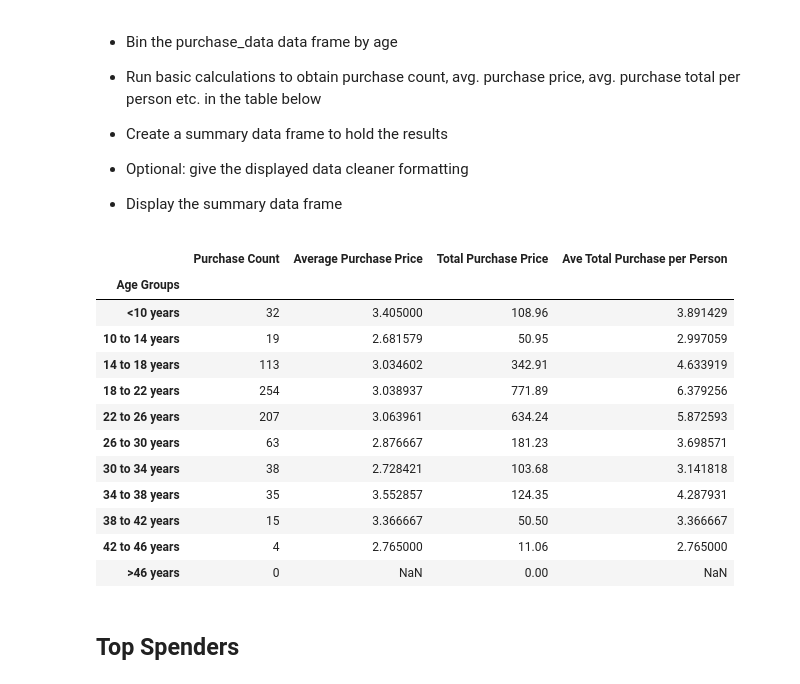
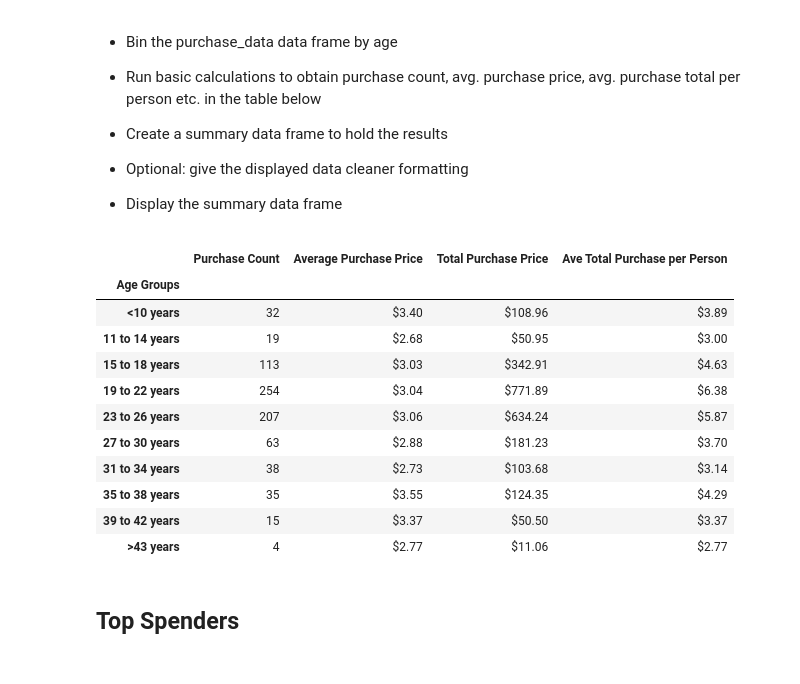
Before and after one commit to mmarange/pandas-challenge, a Jupyter notebook: 02-Case-Assignment/HeroesOfPymoli/HeroesOfPymoli_starter_submitted.ipynb, the cells around one changed output. Cells and saved outputs as stored; diff of their text form; code cells hidden in the pictures.

```diff
--- a/02-Case-Assignment/HeroesOfPymoli/HeroesOfPymoli_starter_submitted.ipynb
+++ b/02-Case-Assignment/HeroesOfPymoli/HeroesOfPymoli_starter_submitted.ipynb
@@ -195,20 +190,20 @@ purchasing_analysis
 * Display Age Demographics Table
 # %%
 # Find group range and create age groups
-# SPORT OUT FORMATTING, AND BIN BOUNDARIES
+
 x = purchase_data["Age"].min()
 y = purchase_data["Age"].max()
 #print(x, y)
 
-z = range(6,51, 4)
+z = range(6,47, 4)
 
 bins = [bins for bins in z]
-#print(bins)
-labels =['<10 years', '10 to 14 years', '14 to 18 years', '18 to 22 years', '22 to 26 years',\
-        '26 to 30 years', '30 to 34 years', '34 to 38 years', '38 to 42 years', '42 to 46 years', '>46 years']
+print(bins)
+labels =['<10 years', '11 to 14 years', '15 to 18 years', '19 to 22 years', '23 to 26 years',\
+        '27 to 30 years', '31 to 34 years', '35 to 38 years', '39 to 42 years', '>43 years']
 
 pd.cut(purchase_data["Age"], bins, labels=labels).head()
-purchase_data["Age Groups"] = pd.cut(purchase_data["Age"], bins, labels=labels)
+purchase_data["Age Groups"] = pd.cut(purchase_data["Age"], bins, labels=labels, right=True)
 
 age_group = purchase_data.groupby("Age Groups")
 age_count = age_group["Age Groups"].count()
@@ -216,5 +211,6 @@ age_percent = age_count/total_players * 100
 age_analysis = pd.DataFrame({"Total Count":age_count, "Percentage of Players": age_percent})
 print(age_group)
 #age_percent
+age_analysis["Percentage of Players"] = age_analysis["Percentage of Players"].map("{:,.2f}%".format)
 age_analysis
 # %% [output]
@@ -252,27 +247,26 @@ age_analysis
 # %%
 #purchase count, avg. purchase price, avg. purchase total per person
 age_purchase_value = age_group["Price"].sum()
 age_unique = age_group["Price"].nunique()
 age_purchase_mean = age_group["Price"].mean()
 age_purchase_mean_pp = age_purchase_value / age_unique
 
-age_purchase_analysis = pd.DataFrame({"Purchase Count": age_count, "Average Purchase Price": age_purchase_mean, "Total Purchase Price": age_purchase_value, "Ave Total Purchase per Person":age_purchase_mean_pp})
+age_purchase_analysis = pd.DataFrame({"Purchase Count": age_count, "Average Purchase Price": age_purchase_mean.map("${:,.2f}".format), "Total Purchase Price": age_purchase_value.map("${:,.2f}".format), "Ave Total Purchase per Person":age_purchase_mean_pp.map("${:,.2f}".format)})
 
 age_purchase_analysis
 # %% [output]
 |  | Purchase Count | Average Purchase Price | Total Purchase Price | Ave Total Purchase per Person |
 | Age Groups |  |  |  |  |
-| <10 years | 32 | 3.405000 | 108.96 | 3.891429 |
-| 10 to 14 years | 19 | 2.681579 | 50.95 | 2.997059 |
-| 14 to 18 years | 113 | 3.034602 | 342.91 | 4.633919 |
-| 18 to 22 years | 254 | 3.038937 | 771.89 | 6.379256 |
-| 22 to 26 years | 207 | 3.063961 | 634.24 | 5.872593 |
-| 26 to 30 years | 63 | 2.876667 | 181.23 | 3.698571 |
-| 30 to 34 years | 38 | 2.728421 | 103.68 | 3.141818 |
-| 34 to 38 years | 35 | 3.552857 | 124.35 | 4.287931 |
-| 38 to 42 years | 15 | 3.366667 | 50.50 | 3.366667 |
-| 42 to 46 years | 4 | 2.765000 | 11.06 | 2.765000 |
-| >46 years | 0 | NaN | 0.00 | NaN |
+| <10 years | 32 | $3.40 | $108.96 | $3.89 |
+| 11 to 14 years | 19 | $2.68 | $50.95 | $3.00 |
+| 15 to 18 years | 113 | $3.03 | $342.91 | $4.63 |
+| 19 to 22 years | 254 | $3.04 | $771.89 | $6.38 |
+| 23 to 26 years | 207 | $3.06 | $634.24 | $5.87 |
+| 27 to 30 years | 63 | $2.88 | $181.23 | $3.70 |
+| 31 to 34 years | 38 | $2.73 | $103.68 | $3.14 |
+| 35 to 38 years | 35 | $3.55 | $124.35 | $4.29 |
+| 39 to 42 years | 15 | $3.37 | $50.50 | $3.37 |
+| >43 years | 4 | $2.77 | $11.06 | $2.77 |
 # %% [markdown]
 ## Top Spenders
 # %% [markdown]
```
Also changed, not shown: parts of 13 cells of this notebook, 23 other files.
